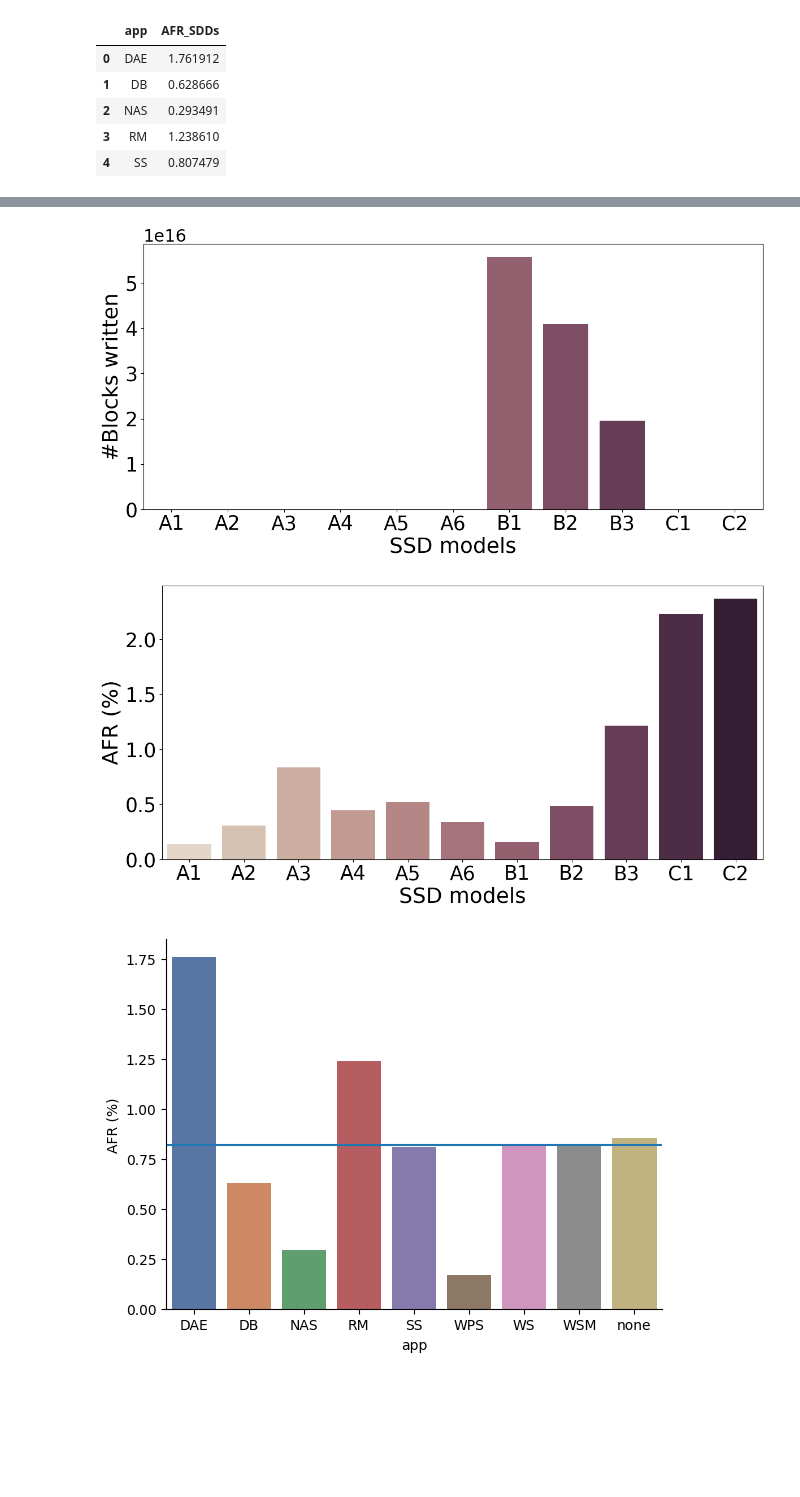
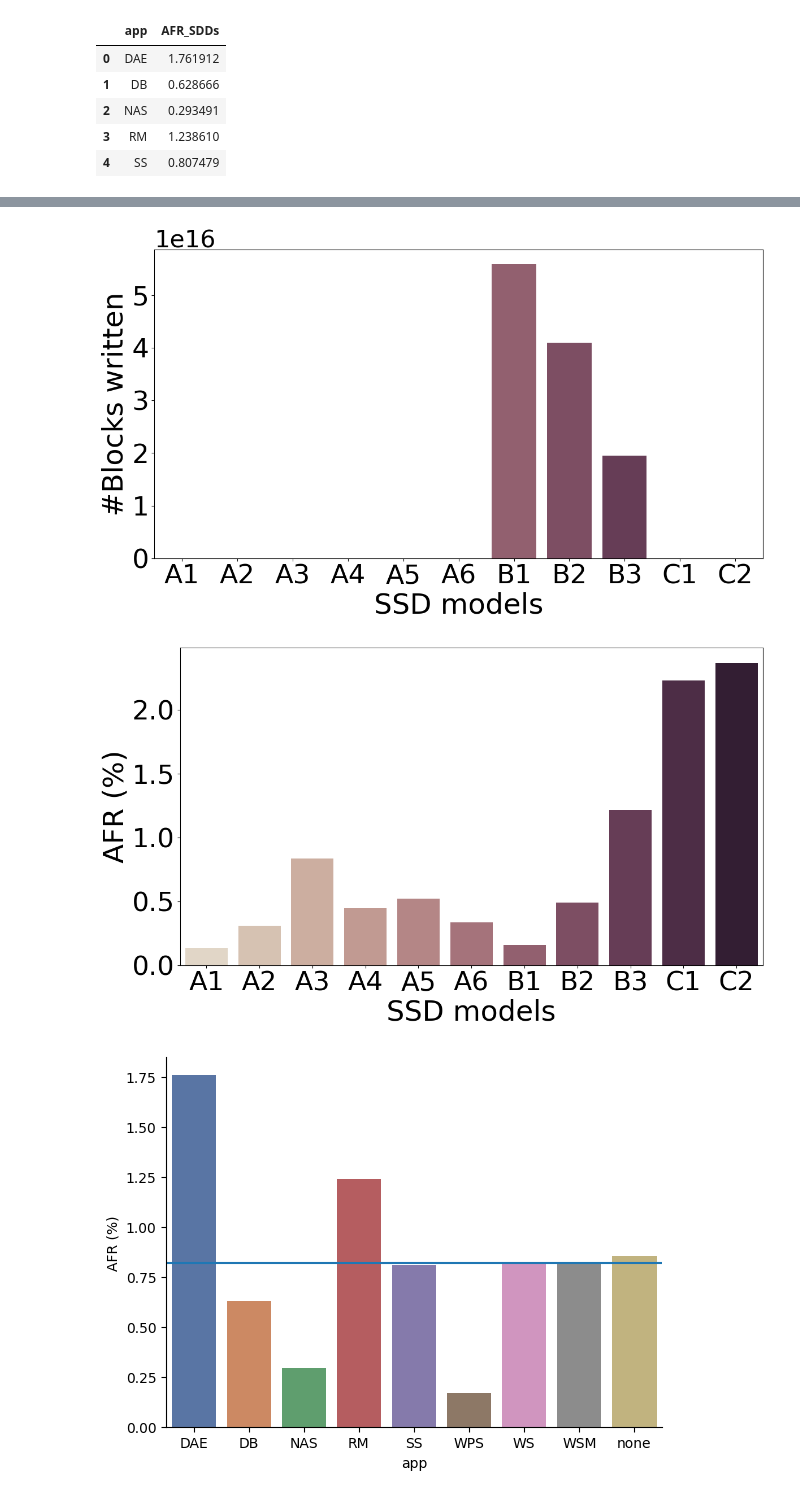
Before and after one commit to EricBorba/StorageFailurePredictor, a Jupyter notebook: Queries.ipynb, the cells around one changed output, grey strips where cells are left out. Drawn from its saved outputs; the diff is of its cells as text; code cells hidden in the pictures; blank space fills up the shorter version.

```diff
--- a/Queries.ipynb
+++ b/Queries.ipynb
@@ -1046,46 +1046,46 @@ sum_n_b_written = df.groupby('models')['n_b_written'].sum().reset_index()
 mean_AFR_SDDs = df.groupby('models')['AFR_SDDs'].mean().reset_index()
 
 # Customize plotting parameters
-font_size = 27
+font_size = 36
 title_size = 18
-label_size = 27
+label_size = 36
 
 # Plotting
 # Plot 1: Sum of n_b_written for each model
-plt.figure(figsize=(12, 6))
+plt.figure(figsize=(12, 7))
 sns.barplot(x='models', y='n_b_written', data=sum_n_b_written, palette='ch:.25')
 #plt.xticks(rotation=45)
 #plt.title('Sum of n_b_written for Each Model')
 plt.xlabel('SSD models', fontsize=label_size)
 plt.ylabel('#Blocks written', fontsize=label_size)
 plt.xticks(fontsize=font_size-2)
 plt.yticks(fontsize=font_size-2)
 #plt.legend(fontsize=23)
 plt.tight_layout()
 plt.grid(False)
 # Adjust the font size of the x-axis order of magnitude
 ax = plt.gca()
 ax.yaxis.get_offset_text().set_fontsize(label_size-5)
-plt.savefig('img/modelwrittenblocks.pdf')
+plt.savefig('img/modelwrittenblocks.pdf', bbox_inches='tight')
 plt.show()
 
 # Plot 2: Mean of AFR_SDDs for each model
-plt.figure(figsize=(12, 6))
+plt.figure(figsize=(12, 7))
 sns.barplot(x='models', y='AFR_SDDs', data=mean_AFR_SDDs, palette='ch:.25')
 #plt.xticks(rotation=45)
 #plt.title('Mean of AFR_SDDs for Each Model')
 plt.xlabel('SSD models', fontsize=label_size)
 plt.ylabel('AFR (%)', fontsize=label_size)
 plt.xticks(fontsize=font_size-2)
 plt.yticks(fontsize=font_size-2)
 #plt.legend(fontsize=23)
 plt.tight_layout()
 plt.grid(False)
-plt.savefig('img/modelAFR.pdf')
+plt.savefig('img/modelAFR.pdf', bbox_inches='tight')
 plt.show()
 # %% [output]
-[figure, old version]
+[figure, new version]
-[figure, old version]
+[figure, new version]
 # %%
 df_plotAFRMTTFSPF = df_loadDoE.groupby(['app'], as_index=False)['AFR_SDDs'].mean()
 
```
Also changed, not shown: parts of 1 cell of this notebook, 14 other files.
